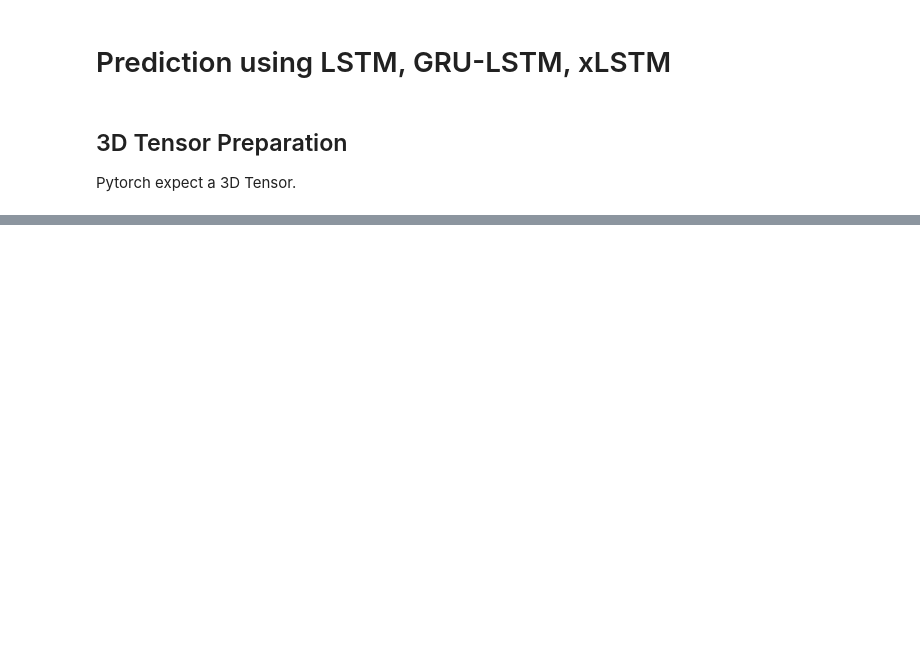
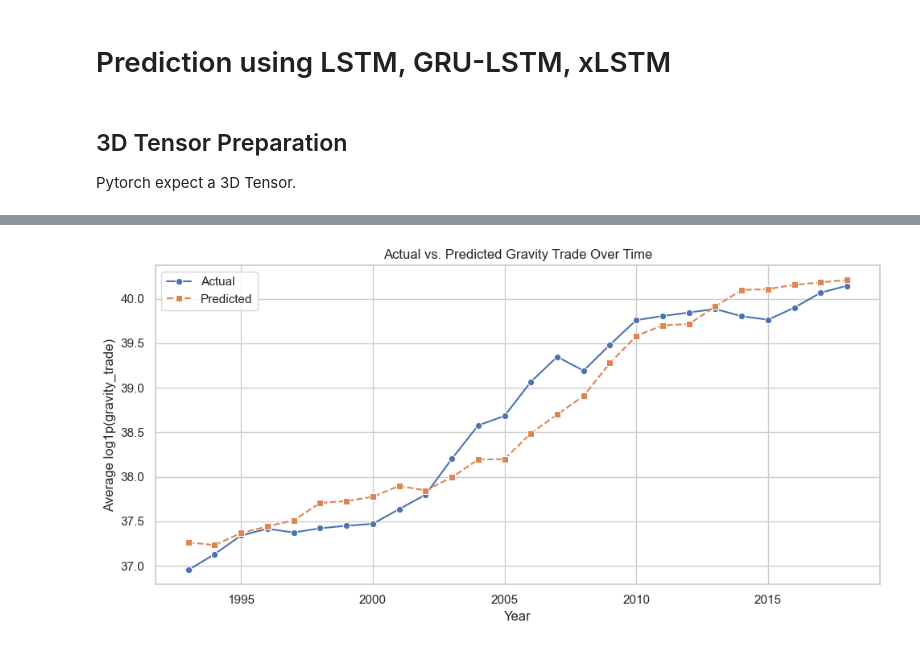
Before and after one commit to Freyness-gd/trade_under_pressure_thesis, a Jupyter notebook: src/data_prediction.ipynb, the cells around one changed output, grey strips where cells are left out. Cells and saved outputs as stored; diff of their text form; code cells hidden in the pictures; blank space fills up the shorter version.

Commit message:
:fire: First basic LSTM model

```diff
--- a/src/data_prediction.ipynb
+++ b/src/data_prediction.ipynb
@@ -165,12 +36,0 @@ import json
-# %%
-torch.save(model.state_dict(), "../models/basic_lstm.pt")
-joblib.dump(scaler, "../models/scaler.pkl")
-meta = {
-  "features": features,
-  "target": target,
-  "seq_len": SEQ_LEN,
-  "hidden_size": 64
-}
-with open(f"../models/meta.json", "w") as f:
-  json.dump(meta, f, indent=2)
-print("📦 Model, scaler, and metadata saved.")
@@ -178,0 +77,8 @@ print("📦 Model, scaler, and metadata saved.")
+# %%
+# Scale data
+scale_columns_minmax: List[str] = ["GDP_reporter", "GDP_partner", "IMPORT", "EXPORT", "TOTAL", "GDP_yearly_average"]
+scaler_rb = RobustScaler()
+scaler_mm = MinMaxScaler()
+df_scaled: DataFrame = df.copy(deep=True)
+df_scaled[scale_columns_minmax] = scaler_mm.fit_transform(df[scale_columns_minmax])
+df_scaled[["distw"]] = scaler_rb.fit_transform(df[["distw"]])
@@ -178,0 +478,61 @@ print("📦 Model, scaler, and metadata saved.")
+# %%
+# ------------------------------------------------------------------------
+# 1.  Collect predictions and actuals with their corresponding years
+# ------------------------------------------------------------------------
+row_bank, preds_bank, truth_bank = [], [], []
+
+model.eval()
+with torch.no_grad():
+  for X, y, row_idx in test_loader:  # test_loader yields (X, y, row_idx)
+    preds_bank.append(model(X.to(device)).cpu().numpy())
+    truth_bank.append(y.numpy())
+    row_bank.append(row_idx.numpy())
+
+row_idx = np.concatenate(row_bank)  # shape [N]
+preds = np.concatenate(preds_bank)  # shape [N]
+truth = np.concatenate(truth_bank)  # shape [N]
+
+# get the year for each sample
+years = df_scaled.loc[row_idx, "Year"].values
+
+# ------------------------------------------------------------------------
+# 2.  Build a DataFrame and aggregate by year
+# ------------------------------------------------------------------------
+df_timeseries = pa.DataFrame({
+  "year": years,
+  "actual": truth,
+  "predicted": preds
+})
+
+df_yearly = (
+  df_timeseries
+  .groupby("year", as_index=False)
+  .agg(
+    actual_mean=("actual", "mean"),
+    predicted_mean=("predicted", "mean")
+  )
+)
+
+# ------------------------------------------------------------------------
+# 3.  Plot actual vs predicted over the years
+# ------------------------------------------------------------------------
+sns.set_theme(style="whitegrid")
+plt.figure(figsize=(10, 5))
+sns.lineplot(
+  data=df_yearly,
+  x="year", y="actual_mean",
+  marker="o", label="Actual"
+)
+sns.lineplot(
+  data=df_yearly,
+  x="year", y="predicted_mean",
+  marker="s", linestyle="--", label="Predicted"
+)
+plt.xlabel("Year")
+plt.ylabel("Average log1p(gravity_trade)")
+plt.title("Actual vs. Predicted Gravity Trade Over Time")
+plt.legend()
+plt.tight_layout()
+plt.show()
+# %% [output]
+[figure, added]
```
Also changed, not shown: parts of 19 cells of this notebook.
